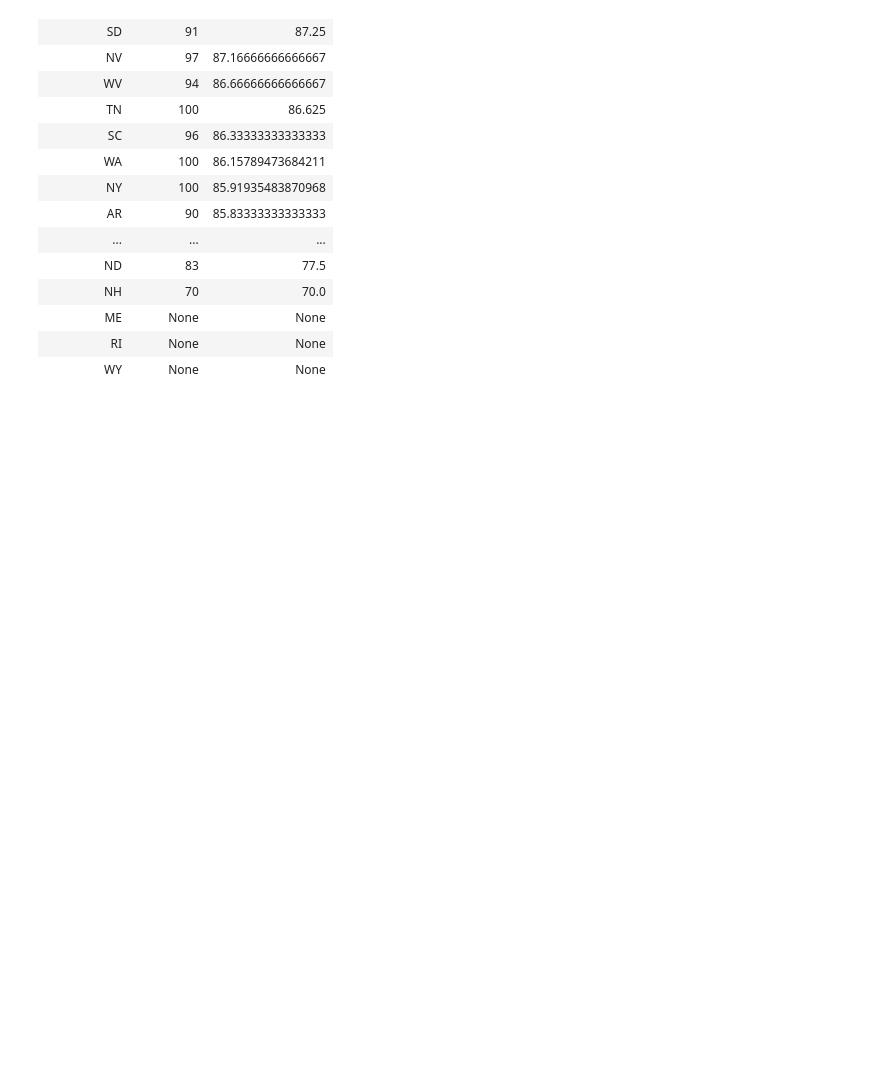
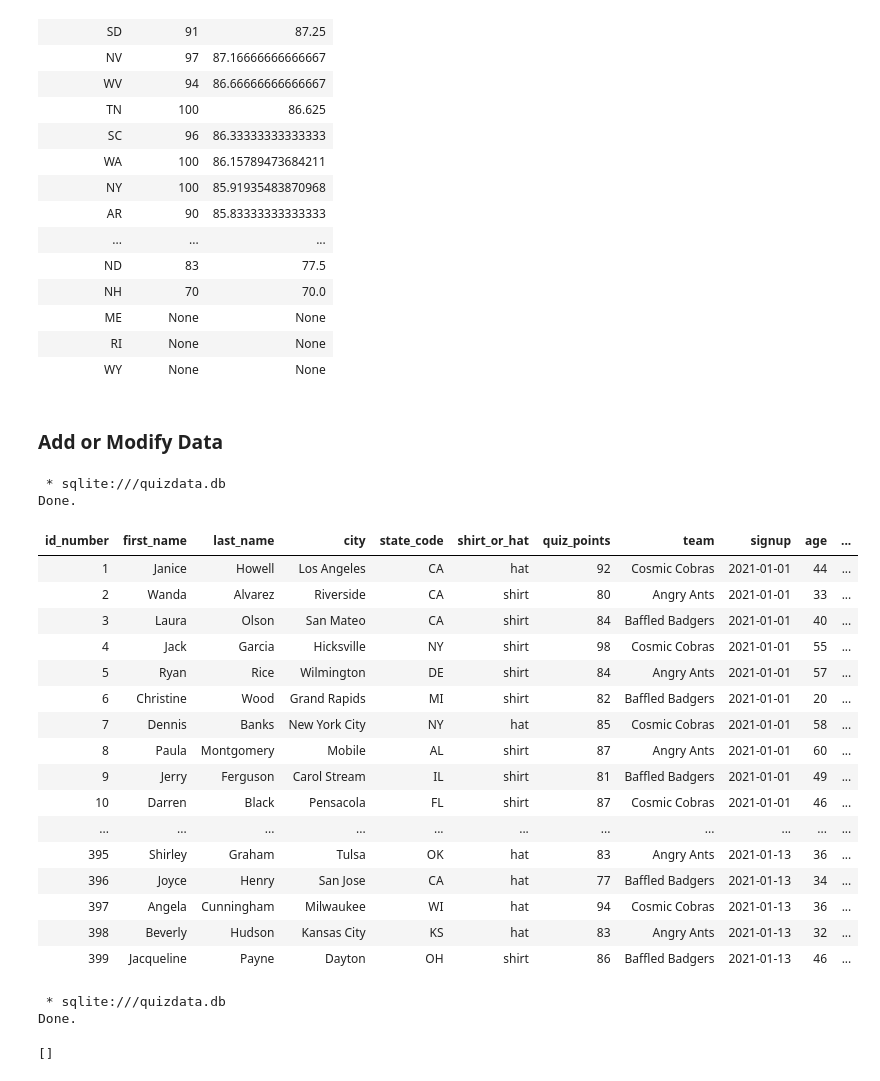
Before and after one commit to Inventrohyder/learningsql-2875059, a Jupyter notebook: SQLite/queries.ipynb, the cells around one changed output. Saved outputs shown, nothing was run; the diff lists cells and outputs as text; code cells hidden in the pictures; blank space fills up the shorter version.

Commit message:
✅ challenge: add data

```diff
--- a/SQLite/queries.ipynb
+++ b/SQLite/queries.ipynb
@@ -302,3 +302,76 @@ Done.
 | ME | None | None |
 | RI | None | None |
 | WY | None | None |
+# %% [markdown]
+### Add or Modify Data
+# %%
+%%sql
+
+/*
+ * TODO 2021-01-29
+ * ---
+ * ADD:
+ * Walter St. John, 93 points, Baffled Badgers
+ * Buffalo, NY (hat)
+ *
+ * Emerald Chou, 92 points, Angry Ants
+ * Topeka, KS (shirt)
+ *
+ * CHANGE:
+ * Bonnie Brooks wanta shirt, not a hat!
+ *
+ * REMOVE:
+ * Lois Hart has requested to be removed from our list
+*/
+
+-- Before
+SELECT * FROM people;
+# %% [output]
+ * sqlite:///quizdata.db
+Done.
+| id_number | first_name | last_name | city | state_code | shirt_or_hat | quiz_points | team | signup | age | ... |
+| 1 | Janice | Howell | Los Angeles | CA | hat | 92 | Cosmic Cobras | 2021-01-01 | 44 | ... |
+| 2 | Wanda | Alvarez | Riverside | CA | shirt | 80 | Angry Ants | 2021-01-01 | 33 | ... |
+| 3 | Laura | Olson | San Mateo | CA | shirt | 84 | Baffled Badgers | 2021-01-01 | 40 | ... |
+| 4 | Jack | Garcia | Hicksville | NY | shirt | 98 | Cosmic Cobras | 2021-01-01 | 55 | ... |
+| 5 | Ryan | Rice | Wilmington | DE | shirt | 84 | Angry Ants | 2021-01-01 | 57 | ... |
+| 6 | Christine | Wood | Grand Rapids | MI | shirt | 82 | Baffled Badgers | 2021-01-01 | 20 | ... |
+| 7 | Dennis | Banks | New York City | NY | hat | 85 | Cosmic Cobras | 2021-01-01 | 58 | ... |
+| 8 | Paula | Montgomery | Mobile | AL | shirt | 87 | Angry Ants | 2021-01-01 | 60 | ... |
+| 9 | Jerry | Ferguson | Carol Stream | IL | shirt | 81 | Baffled Badgers | 2021-01-01 | 49 | ... |
+| 10 | Darren | Black | Pensacola | FL | shirt | 87 | Cosmic Cobras | 2021-01-01 | 46 | ... |
+| ... | ... | ... | ... | ... | ... | ... | ... | ... | ... | ... |
+| 395 | Shirley | Graham | Tulsa | OK | hat | 83 | Angry Ants | 2021-01-13 | 36 | ... |
+| 396 | Joyce | Henry | San Jose | CA | hat | 77 | Baffled Badgers | 2021-01-13 | 34 | ... |
+| 397 | Angela | Cunningham | Milwaukee | WI | hat | 94 | Cosmic Cobras | 2021-01-13 | 36 | ... |
+| 398 | Beverly | Hudson | Kansas City | KS | hat | 83 | Angry Ants | 2021-01-13 | 32 | ... |
+| 399 | Jacqueline | Payne | Dayton | OH | shirt | 86 | Baffled Badgers | 2021-01-13 | 46 | ... |
+# %%
+%%sql
+
+/*
+ * TODO 2021-01-29
+ * ---
+ * ADD:
+ * Walter St. John, 93 points, Baffled Badgers
+ * Buffalo, NY (hat)
+ *
+ * Emerald Chou, 92 points, Angry Ants
+ * Topeka, KS (shirt)
+ *
+ * CHANGE:
+ * Bonnie Brooks wanta shirt, not a hat!
+ *
+ * REMOVE:
+ * Lois Hart has requested to be removed from our list
+*/
+
+INSERT INTO people
+(first_name, last_name, quiz_points, team, city, state_code, shirt_or_hat, signup)
+VALUES
+('Walter', 'St. John', 93, 'Baffled Badgers', 'Buffalo', 'NY', 'hat', DATE('2021-01-29')),
+('Emerald', 'Chou', 92, 'Angry Ants', 'Topeka', 'KS', 'shirt', DATE('2021-01-29'));
+# %% [output]
+ * sqlite:///quizdata.db
+Done.
+[]
```
Also changed, not shown: parts of 1 cell of this notebook, 1 other file.
